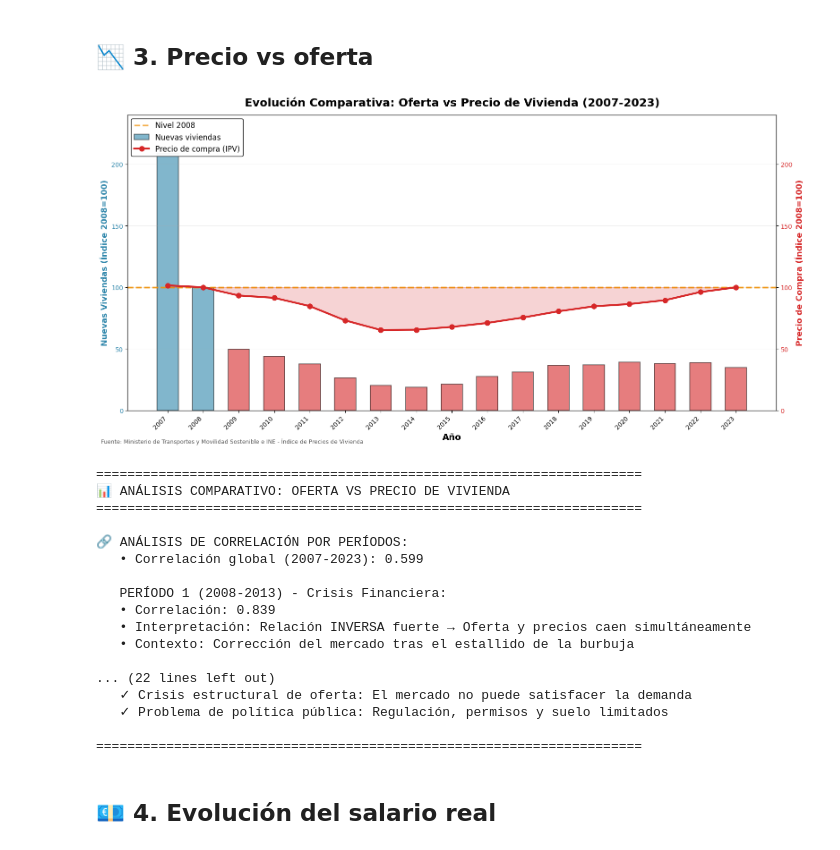
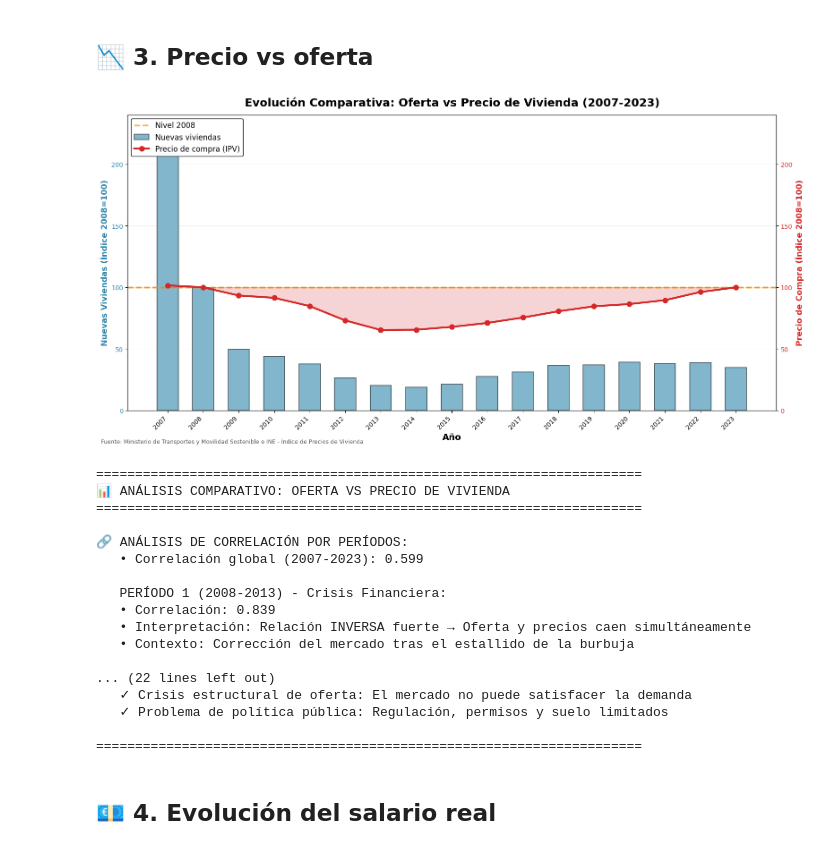
Before and after one commit to RikiGuerrero/vivienda_espa-a_analysis, a Jupyter notebook: notebooks/01_analisis_vivienda.ipynb, the cells around one changed output. Cells and saved outputs as stored; diff of their text form; code cells hidden in the pictures.

```diff
--- a/notebooks/01_analisis_vivienda.ipynb
+++ b/notebooks/01_analisis_vivienda.ipynb
@@ -314,9 +314,7 @@ ax1.set_xlabel("Año", fontsize=14, fontweight='bold')
 ax1.set_ylabel("Nuevas Viviendas (Índice 2008=100)", fontsize=13, fontweight='bold', color=color1)
 
 # Gráfico de barras para nuevas viviendas
-colors_bars = ['#d62728' if df['nuevas_viviendas'].iloc[i] < 100 else '#2E86AB'
-               for i in range(len(df))]
-bars = ax1.bar(x_pos, df["nuevas_viviendas"], color=colors_bars, alpha=0.6,
+bars = ax1.bar(x_pos, df["nuevas_viviendas"], color='#2E86AB', alpha=0.6,
                edgecolor='black', linewidth=1.2, label='Nuevas viviendas', width=0.6)
 
 # Establecer etiquetas del eje X con los años
@@ -411,34 +409,34 @@ print(f"   • Correlación: {crisis_corr:.3f}")
 print(f"   • Interpretación: Relación INVERSA fuerte → Oferta y precios caen simultáneamente")
 print(f"   • Contexto: Corrección del mercado tras el estallido de la burbuja")
 
 print(f"\n   PERÍODO 2 (2013-2018) - Recuperación Incipiente de oferta y demanda:")
 print(f"   • Correlación: {recuperacion_corr:.3f}")
 print(f"   • Interpretación: Vinculación fuerte → Oferta y precios inician recuperación")
 print(f"   • Contexto: Fin de la crisis, demanda comienza a reactivarse y oferta responde debido a los restos de la burbuja")
 
 print(f"\n   PERÍODO 3 (2018-2023) - Estancamiento Estructural & Explosión de Precios:")
 print(f"   • Correlación: {estancamiento_corr:.3f}")
 print(f"   • Interpretación: Relación COMPLETAMENTE ROTA → Oferta inmóvil, precios explotan")
 print(f"   • Contexto: Escasez permanente de vivienda genera presión alcista extrema")
 
 print(f"\n   ⚠️  CONCLUSIÓN SOBRE LA EVOLUCIÓN:")
 print(f"   ✗ 2008-2013: COLAPSO CONJUNTO (ambas variables caen)")
 print(f"   ✗ 2013-2018: PUNTO DE INFLEXIÓN (oferta y precios se recuperan lentamente)")
 print(f"   ✗ 2018-2023: DIVERGENCIA (oferta congelada, precios aceleran al alza)")
 print(f"   ✓ La relación inversa se ha DESINTEGRADO completamente")
 print(f"   ✓ El mercado funciona por RESTRICCIÓN PERMANENTE de vivienda")
 print(f"   ✓ Los precios responden a demanda que NO puede ser satisfecha")
 
 print(f"\n⚠️  DISOCIACIÓN CRÍTICA:")
 print(f"   ✓ Los precios SE RECUPERAN: De {precio_minimo:.1f} a {precio_2023:.1f} (+{((precio_2023/precio_minimo)-1)*100:.1f}%)")
 print(f"   ✓ La construcción NO SE RECUPERA: Permanece en {oferta_2023:.1f} ({((oferta_2023/oferta_inicial)-1)*100:.1f}% vs 2007)")
 print(f"   ✓ Precios impulsados por escasez: No es exceso de crédito, es falta de vivienda")
 print(f"   ✓ Crisis estructural de oferta: El mercado no puede satisfacer la demanda")
 print(f"   ✓ Problema de política pública: Regulación, permisos y suelo limitados")
 
 print("\n" + "="*70 + "\n")
 # %% [output]
-[figure, old version]
+[figure, new version]
 ======================================================================
 📊 ANÁLISIS COMPARATIVO: OFERTA VS PRECIO DE VIVIENDA
 ======================================================================
```
Also changed, not shown: 1 other file.
